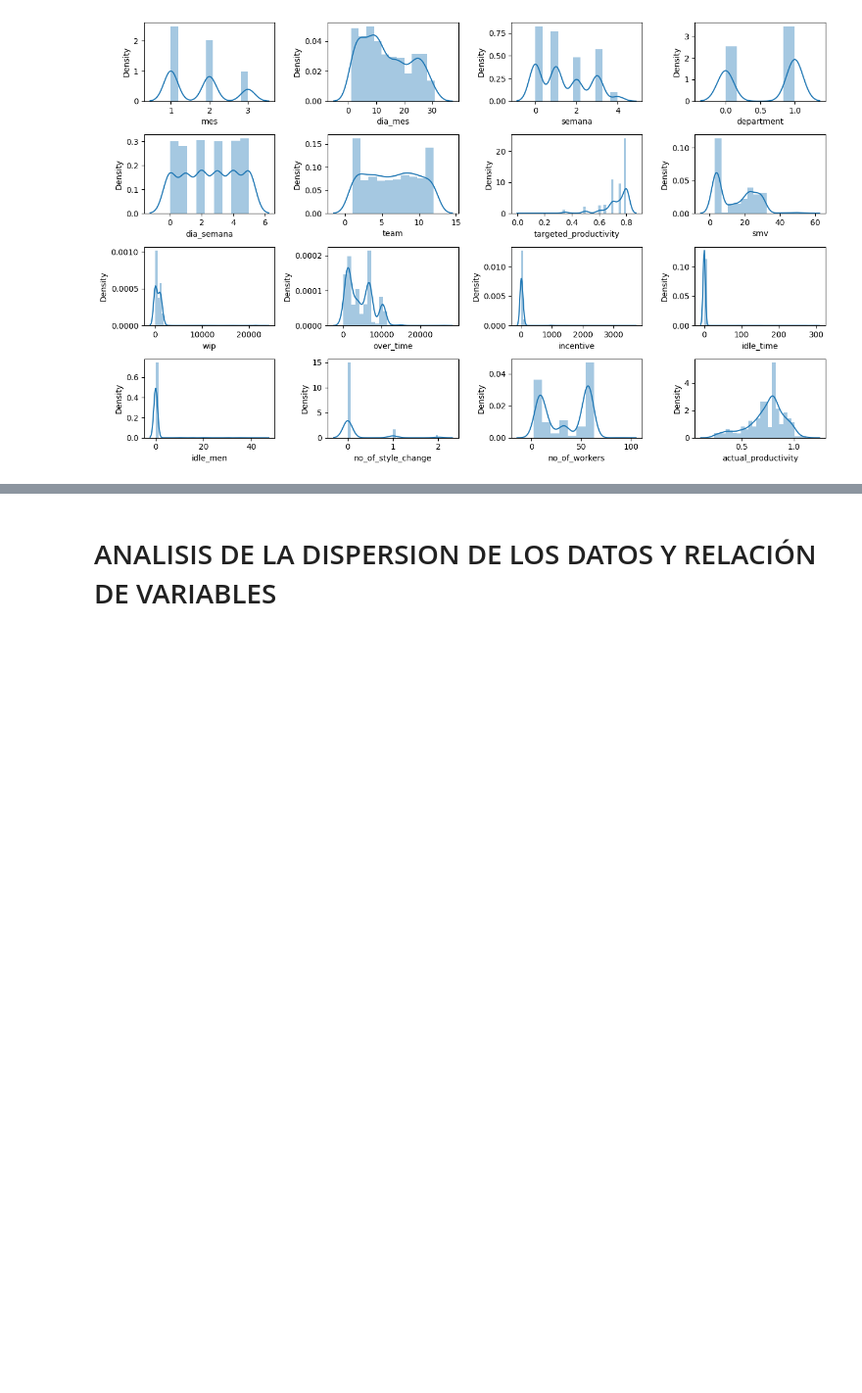
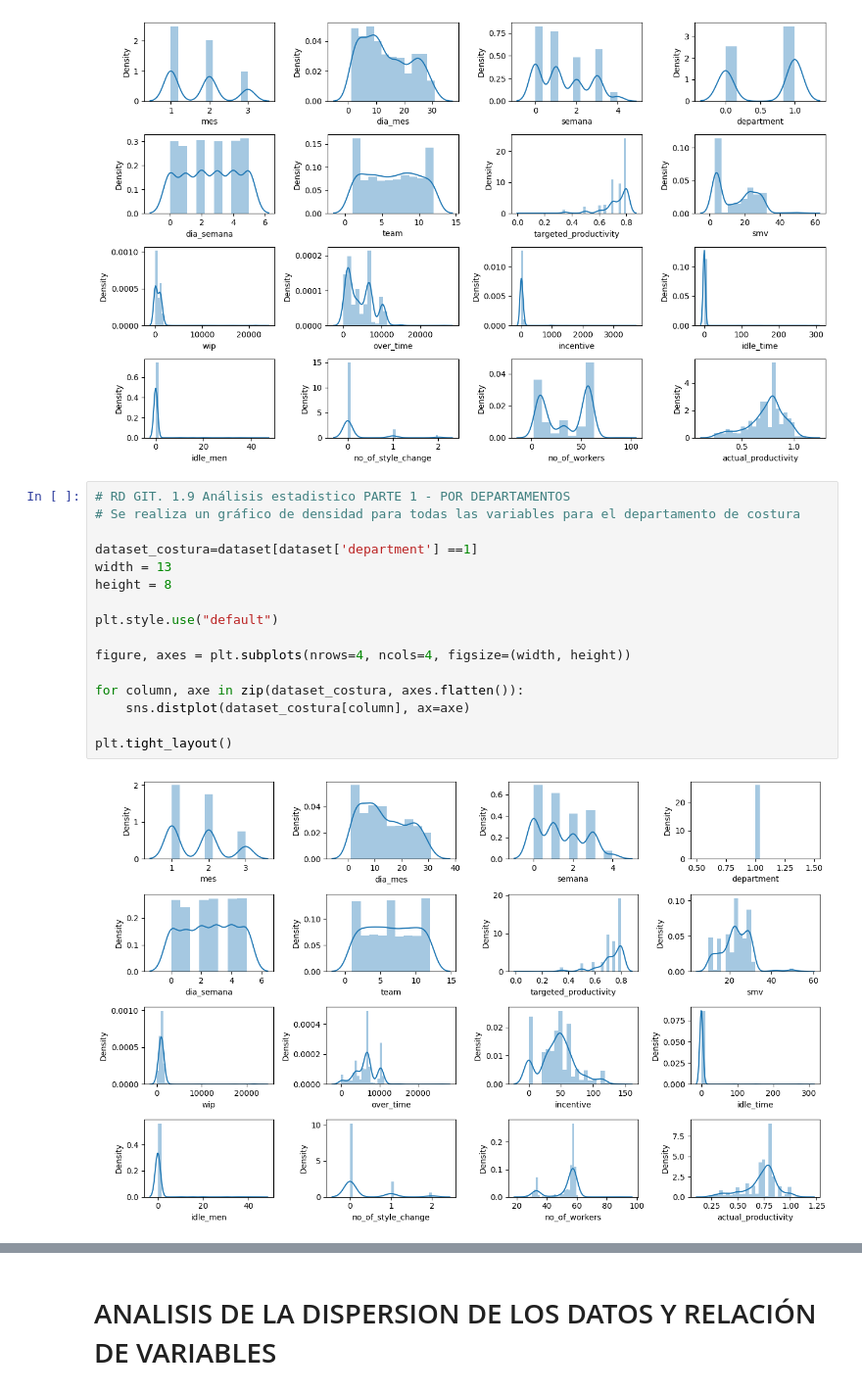
Before and after one commit to darwinpadilla/Grupo_Productivity_Prediction, a Jupyter notebook: Grupo_Productivity_Prediction.ipynb, the cells around one changed output, grey strips where cells are left out. Shown at 98% size. Saved outputs shown, nothing was run; the diff lists cells and outputs as text; blank space fills up the shorter version.

Commit message:
1.9 Análisis estadístico PARTE 1 - POR DEPARTAMENTOS

```diff
--- a/Grupo_Productivity_Prediction.ipynb
+++ b/Grupo_Productivity_Prediction.ipynb
@@ -636,3 +636,21 @@ for column, axe in zip(dataset, axes.flatten()):
 plt.tight_layout()
 # %% [output]
 [figure]
+# %%
+# RD GIT. 1.9 Análisis estadistico PARTE 1 - POR DEPARTAMENTOS
+# Se realiza un gráfico de densidad para todas las variables para el departamento de costura
+
+dataset_costura=dataset[dataset['department'] ==1]
+width = 13
+height = 8
+
+plt.style.use("default")
+
+figure, axes = plt.subplots(nrows=4, ncols=4, figsize=(width, height))
+
+for column, axe in zip(dataset_costura, axes.flatten()):
+    sns.distplot(dataset_costura[column], ax=axe)
+
+plt.tight_layout()
+# %% [output]
+[figure, added]
```
Also changed, not shown: parts of 5 cells of this notebook.
